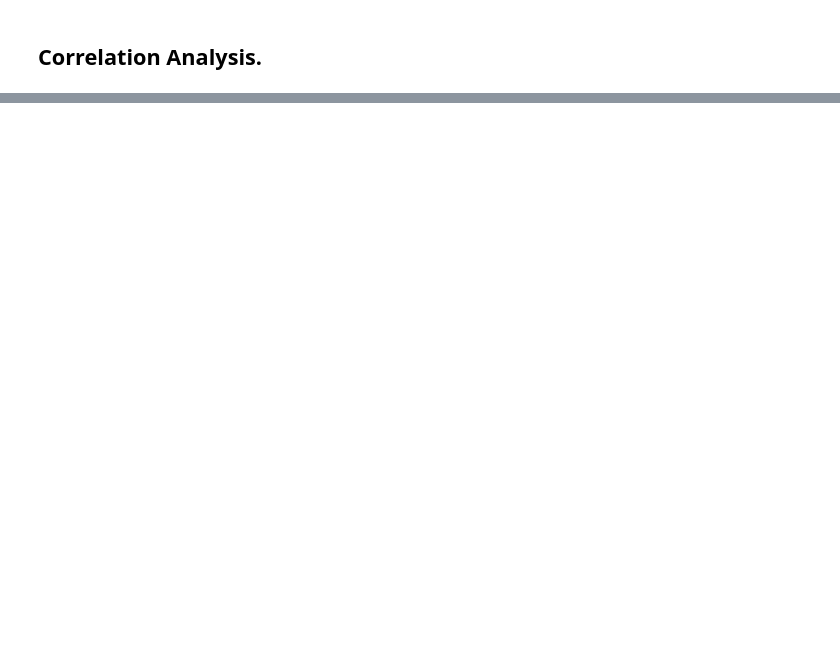
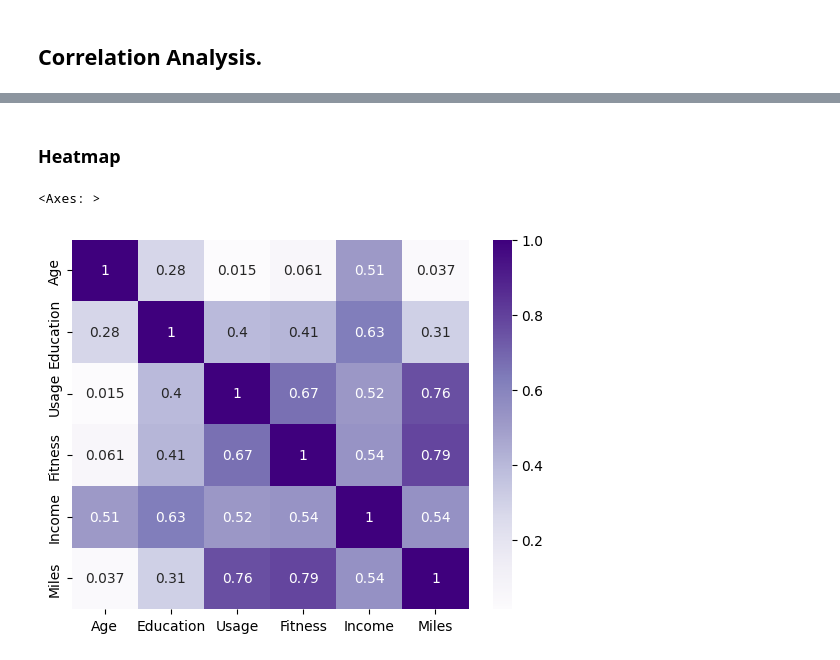
Before and after one commit to 2k4sm/aerofitAnalysis, a Jupyter notebook: aerofit_analysis.ipynb, the cells around one changed output, grey strips where cells are left out. Cells and saved outputs as stored; diff of their text form; code cells hidden in the pictures; blank space fills up the shorter version.

Commit message:
adds heatmap and pairplot for correlation analysis.

```diff
--- a/aerofit_analysis.ipynb
+++ b/aerofit_analysis.ipynb
@@ -575,3 +574,6 @@ sns.boxplot(data=df, x="Fitness", y="Gender")
 - Outliers in females are 10.
 # %% [markdown]
 ## Correlation Analysis.
+# %%
+num_data = df.select_dtypes(include=np.number)
+num_data.corr()
@@ -577,0 +588,7 @@ sns.boxplot(data=df, x="Fitness", y="Gender")
+# %% [markdown]
+### Heatmap
+# %%
+sns.heatmap(num_data.corr(), annot=True,cmap="Purples")
+# %% [output]
+<Axes: >
+[figure, added]
```
Also changed, not shown: parts of 28 cells of this notebook.
